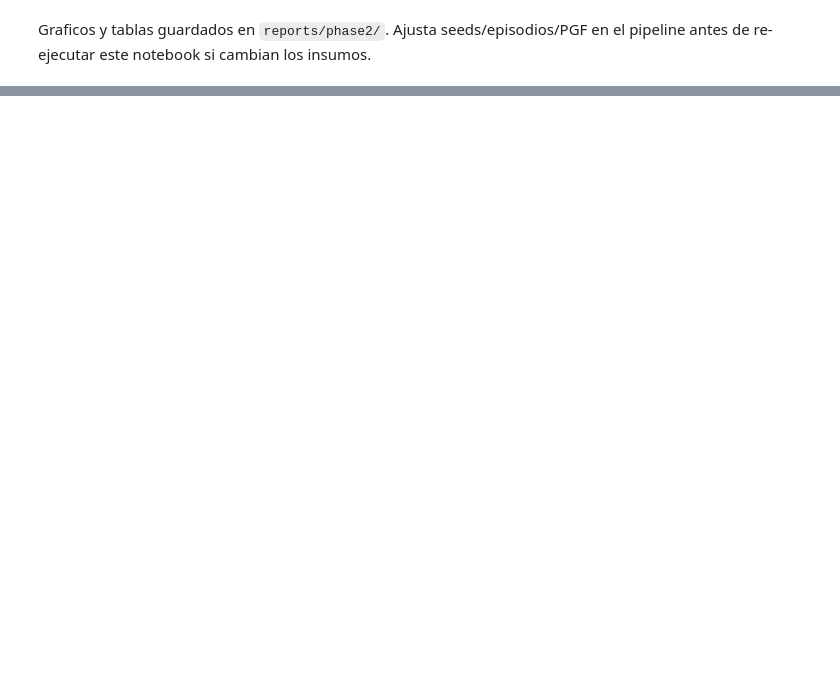
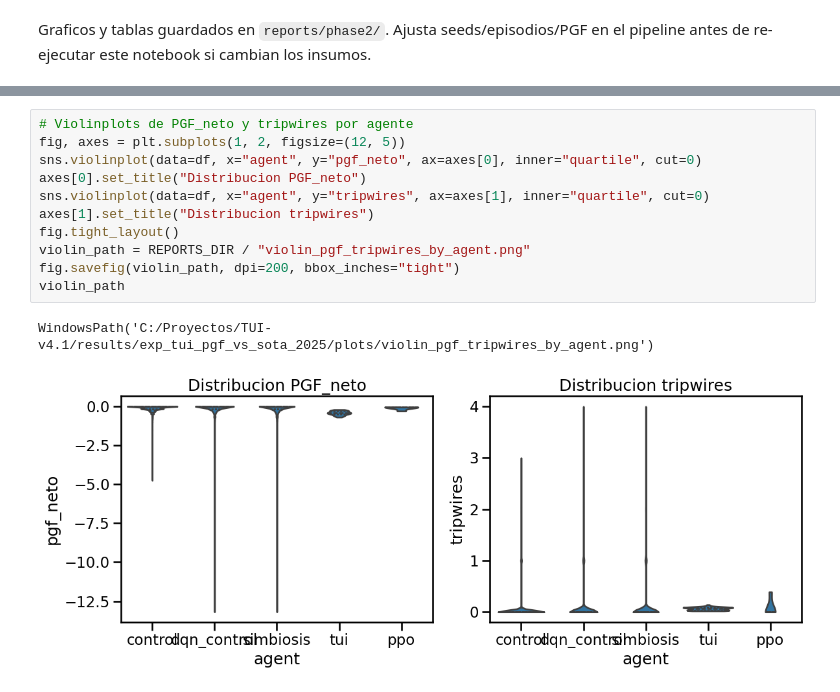
Before and after one commit to jmrgpr/TUI-v4.1, a Jupyter notebook: results/exp_tui_pgf_vs_sota_2025/analysis_phase2.ipynb, the cells around one changed output, grey strips where cells are left out. Drawn from its saved outputs; the diff is of its cells as text; blank space fills up the shorter version.

```diff
--- a/results/exp_tui_pgf_vs_sota_2025/analysis_phase2.ipynb
+++ b/results/exp_tui_pgf_vs_sota_2025/analysis_phase2.ipynb
@@ -131,0 +169,14 @@ Graficos y tablas guardados en `reports/phase2/`. Ajusta seeds/episodios/PGF en
+# %%
+# Violinplots de PGF_neto y tripwires por agente
+fig, axes = plt.subplots(1, 2, figsize=(12, 5))
+sns.violinplot(data=df, x="agent", y="pgf_neto", ax=axes[0], inner="quartile", cut=0)
+axes[0].set_title("Distribucion PGF_neto")
+sns.violinplot(data=df, x="agent", y="tripwires", ax=axes[1], inner="quartile", cut=0)
+axes[1].set_title("Distribucion tripwires")
+fig.tight_layout()
+violin_path = REPORTS_DIR / "violin_pgf_tripwires_by_agent.png"
+fig.savefig(violin_path, dpi=200, bbox_inches="tight")
+violin_path
+# %% [output]
+WindowsPath('C:/Proyectos/TUI-v4.1/results/exp_tui_pgf_vs_sota_2025/plots/violin_pgf_tripwires_by_agent.png')
+[figure, added]
```
Also changed, not shown: parts of 8 cells of this notebook, 10 other files.
